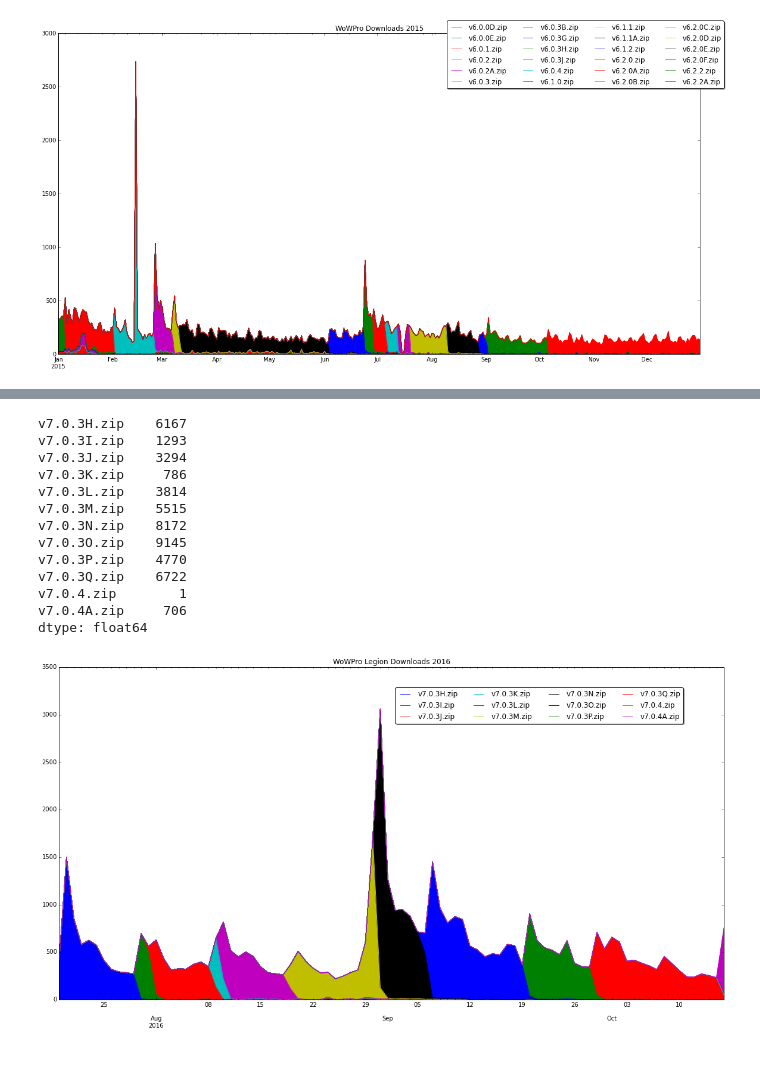
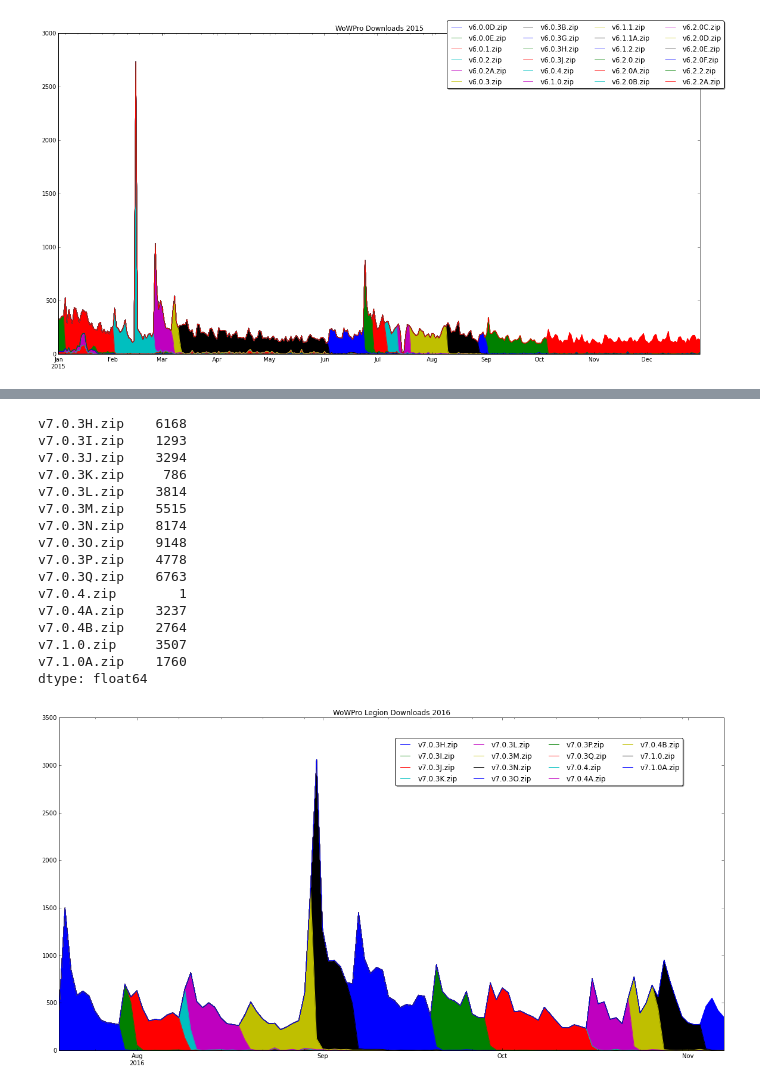
Before and after one commit to Ludovicus-Maior/WoW-Pro-Guides, a Jupyter notebook: WoWPro_Utilities/WoWPro Stats.ipynb, the cells around one changed output, grey strips where cells are left out. Cells and saved outputs as stored; diff of their text form; code cells hidden in the pictures; blank space fills up the shorter version.

```diff
--- a/WoWPro_Utilities/WoWPro Stats.ipynb
+++ b/WoWPro_Utilities/WoWPro Stats.ipynb
@@ -101,23 +83,26 @@ dtype: float64
 # %%
 x = data["2016"].dropna(axis=1, how='all')
-x = x.iloc[: , -14:-2].dropna(axis=0, how='all')
+x = x.iloc[: , -17:-2].dropna(axis=0, how='all')
 ax=x.plot(kind='area', title="WoWPro Legion Downloads 2016", figsize=(20,10))
 ax.legend(loc='upper left', bbox_to_anchor=(0.5, 0.95),
           ncol=4, fancybox=True, shadow=True)
 #ax.set_ylim(0,1000)
 x.sum(axis=0)
 # %% [output]
-v7.0.3H.zip    6167
+v7.0.3H.zip    6168
 v7.0.3I.zip    1293
 v7.0.3J.zip    3294
 v7.0.3K.zip     786
 v7.0.3L.zip    3814
 v7.0.3M.zip    5515
-v7.0.3N.zip    8172
-v7.0.3O.zip    9145
-v7.0.3P.zip    4770
-v7.0.3Q.zip    6722
+v7.0.3N.zip    8174
+v7.0.3O.zip    9148
+v7.0.3P.zip    4778
+v7.0.3Q.zip    6763
 v7.0.4.zip        1
-v7.0.4A.zip     706
+v7.0.4A.zip    3237
+v7.0.4B.zip    2764
+v7.1.0.zip     3507
+v7.1.0A.zip    1760
 dtype: float64
-[figure, old version]
+[figure, new version]
```
Also changed, not shown: parts of 5 cells of this notebook, 1 other file.
